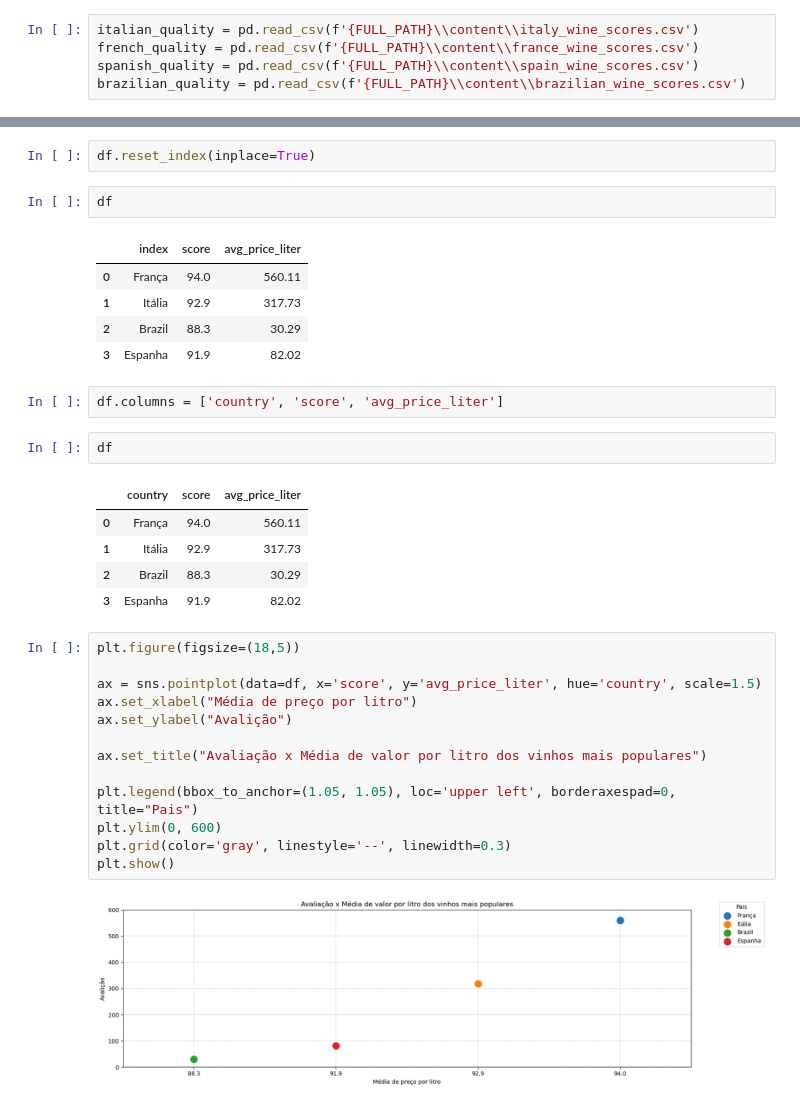
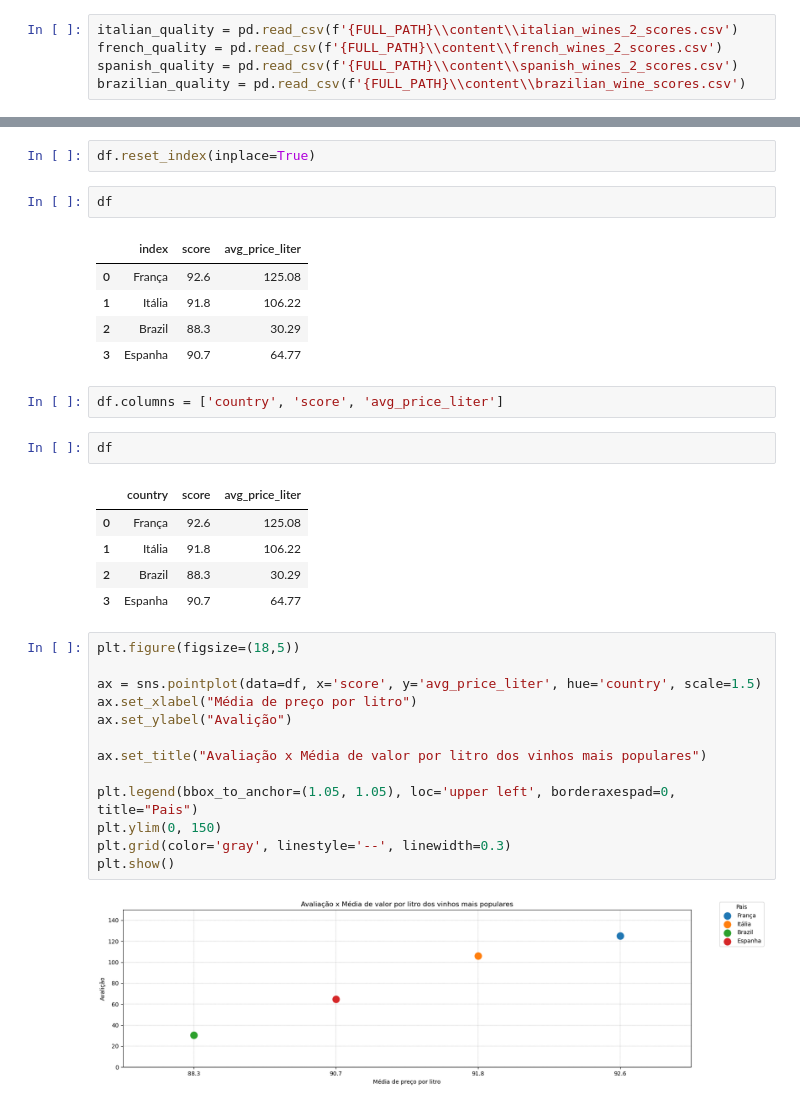
Before and after one commit to sauloajs/tech-challenge-01, a Jupyter notebook: comparativo_qualidade_preco.ipynb, the cells around one changed output, grey strips where cells are left out. Saved outputs shown, nothing was run; the diff lists cells and outputs as text.

```diff
--- a/comparativo_qualidade_preco.ipynb
+++ b/comparativo_qualidade_preco.ipynb
@@ -6,9 +6,9 @@ import matplotlib.pyplot as plt
 FULL_PATH = 'C:\\Users\\caval\\Documents\\tech-challenge-01'
 DOLAR_PRICE = 4.79
 # %%
-italian_quality = pd.read_csv(f'{FULL_PATH}\\content\\italy_wine_scores.csv')
-french_quality = pd.read_csv(f'{FULL_PATH}\\content\\france_wine_scores.csv')
-spanish_quality = pd.read_csv(f'{FULL_PATH}\\content\\spain_wine_scores.csv')
+italian_quality = pd.read_csv(f'{FULL_PATH}\\content\\italian_wines_2_scores.csv')
+french_quality = pd.read_csv(f'{FULL_PATH}\\content\\french_wines_2_scores.csv')
+spanish_quality = pd.read_csv(f'{FULL_PATH}\\content\\spanish_wines_2_scores.csv')
 brazilian_quality = pd.read_csv(f'{FULL_PATH}\\content\\brazilian_wine_scores.csv')
 # %%
 display(italian_quality.head())
@@ -104,32 +96,32 @@ df.reset_index(inplace=True)
 df
 # %% [output]
 |  | index | score | avg_price_liter |
-| 0 | França | 94.0 | 560.11 |
-| 1 | Itália | 92.9 | 317.73 |
+| 0 | França | 92.6 | 125.08 |
+| 1 | Itália | 91.8 | 106.22 |
 | 2 | Brazil | 88.3 | 30.29 |
-| 3 | Espanha | 91.9 | 82.02 |
+| 3 | Espanha | 90.7 | 64.77 |
 # %%
 df.columns = ['country', 'score', 'avg_price_liter']
 # %%
 df
 # %% [output]
 |  | country | score | avg_price_liter |
-| 0 | França | 94.0 | 560.11 |
-| 1 | Itália | 92.9 | 317.73 |
+| 0 | França | 92.6 | 125.08 |
+| 1 | Itália | 91.8 | 106.22 |
 | 2 | Brazil | 88.3 | 30.29 |
-| 3 | Espanha | 91.9 | 82.02 |
+| 3 | Espanha | 90.7 | 64.77 |
 # %%
 plt.figure(figsize=(18,5))
 
 ax = sns.pointplot(data=df, x='score', y='avg_price_liter', hue='country', scale=1.5)
 ax.set_xlabel("Média de preço por litro")
 ax.set_ylabel("Avalição")
 
 ax.set_title("Avaliação x Média de valor por litro dos vinhos mais populares")
 
 plt.legend(bbox_to_anchor=(1.05, 1.05), loc='upper left', borderaxespad=0, title="Pais")
-plt.ylim(0, 600)
+plt.ylim(0, 150)
 plt.grid(color='gray', linestyle='--', linewidth=0.3)
 plt.show()
 # %% [output]
-[figure, old version]
+[figure, new version]
```
Also changed, not shown: parts of 6 cells of this notebook, 49 other files.
